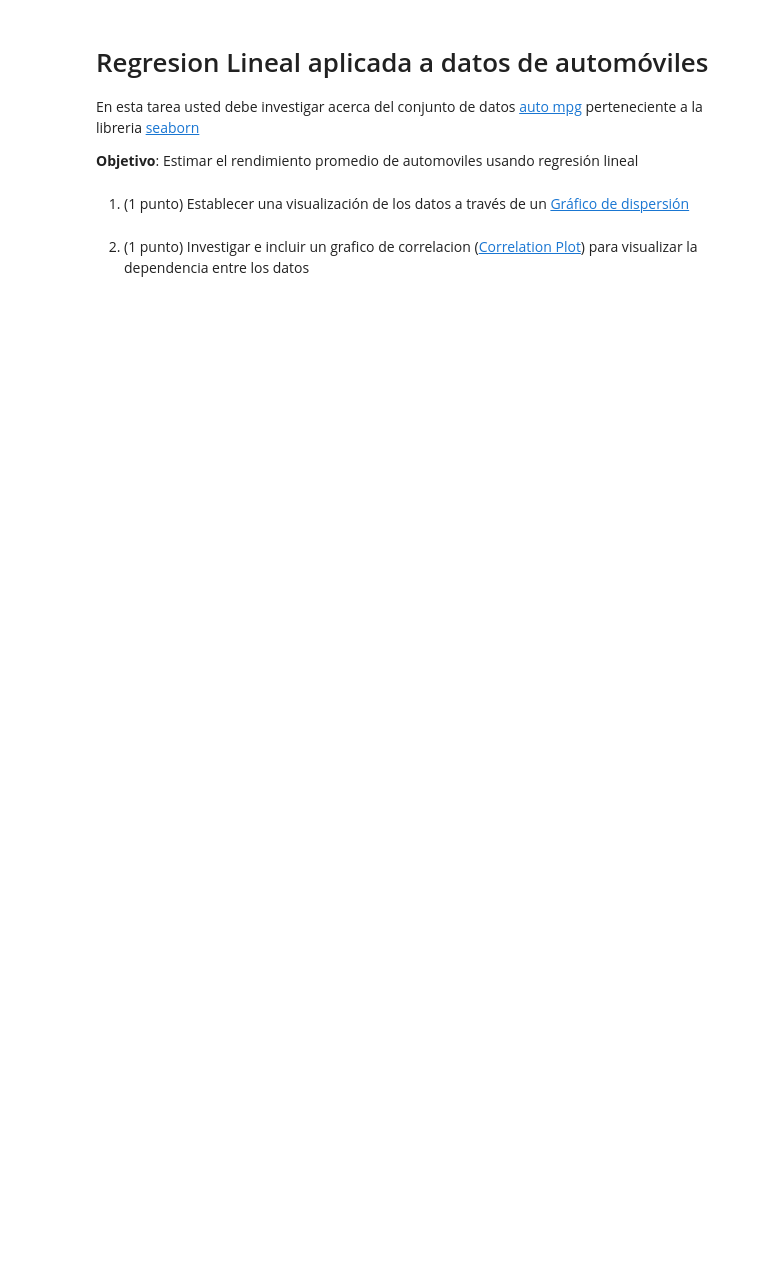
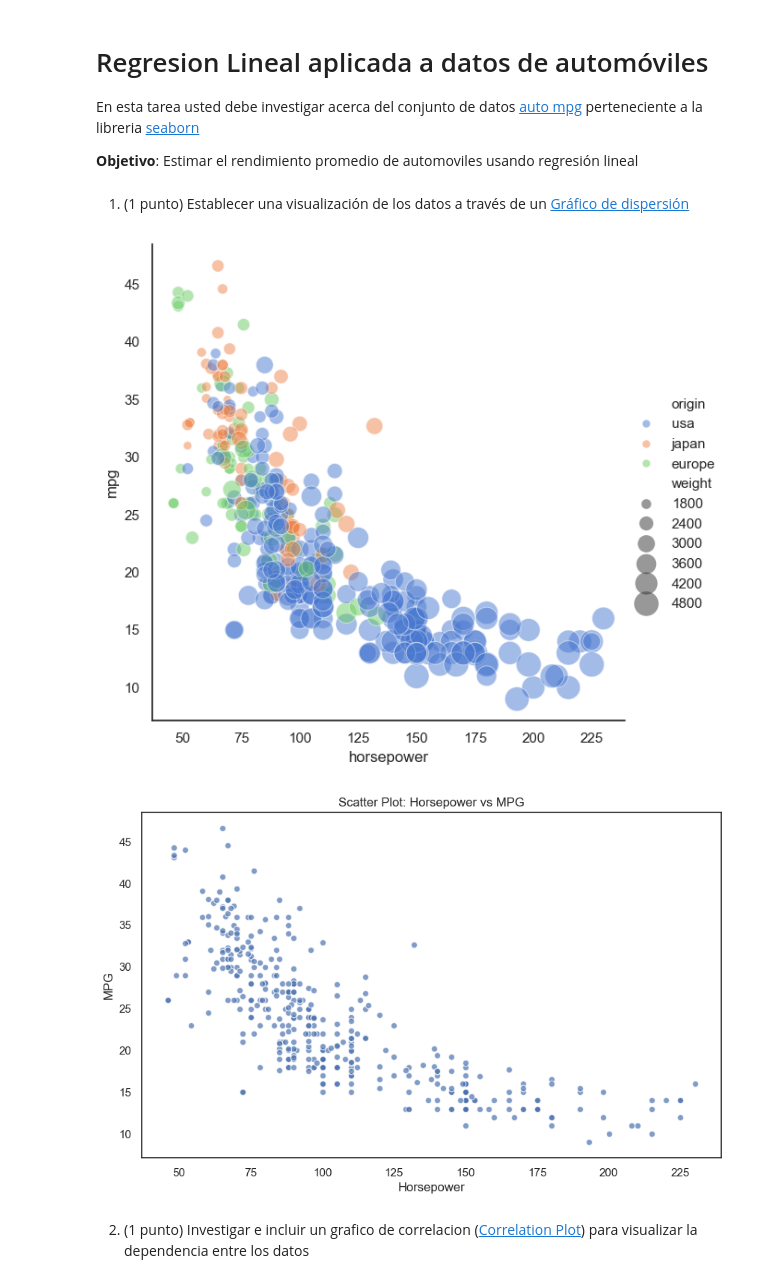
Before and after one commit to LilBeast999/Tarea_Regresion_Lineal, a Jupyter notebook: S07-Linear-Models/Tarea_regresion_lineal.ipynb, the cells around one changed output. Cells and saved outputs as stored; diff of their text form; code cells hidden in the pictures; blank space fills up the shorter version.

```diff
--- a/S07-Linear-Models/Tarea_regresion_lineal.ipynb
+++ b/S07-Linear-Models/Tarea_regresion_lineal.ipynb
@@ -10,15 +10,30 @@ En esta tarea usted debe investigar acerca del conjunto de datos [auto mpg](http
 # %% [markdown]
 1) (1 punto) Establecer una visualización de los datos a través de un [Gráfico de dispersión](https://seaborn.pydata.org/tutorial/axis_grids.html)
 # %%
+# Install seaborn if not already installed
+#%pip install seaborn
+
 import seaborn as sns
 sns.set_theme(style="white")
 
 # Load the example mpg dataset
 mpg = sns.load_dataset("mpg")
 
 # Plot miles per gallon against horsepower with other semantics
 sns.relplot(x="horsepower", y="mpg", hue="origin", size="weight",
             sizes=(40, 400), alpha=.5, palette="muted",
             height=6, data=mpg)
+# Creación de la visualización de los datos a través de un gráfico de dispersión
+import matplotlib.pyplot as plt
+
+plt.figure(figsize=(10, 6))
+plt.scatter(mpg['horsepower'], mpg['mpg'], alpha=0.7, edgecolors='w')
+plt.title('Scatter Plot: Horsepower vs MPG')
+plt.xlabel('Horsepower')
+plt.ylabel('MPG')
+plt.show()
+# %% [output]
+[figure, added]
+[figure, added]
 # %% [markdown]
 2) (1 punto) Investigar e incluir un grafico de correlacion ([Correlation Plot](https://seaborn.pydata.org/examples/many_pairwise_correlations.html)) para visualizar la dependencia entre los datos
```
Also changed, not shown: parts of 2 cells of this notebook.
